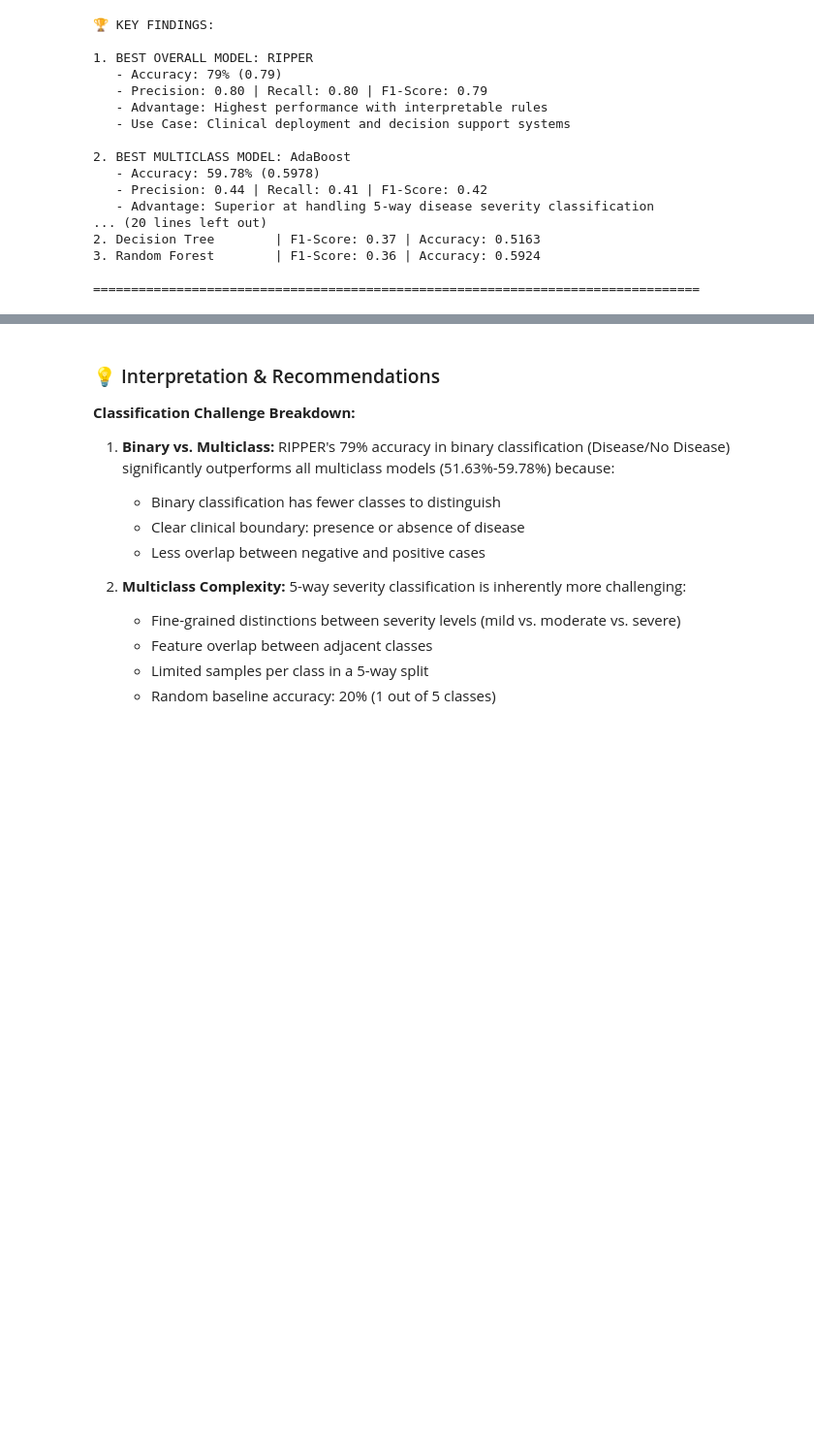
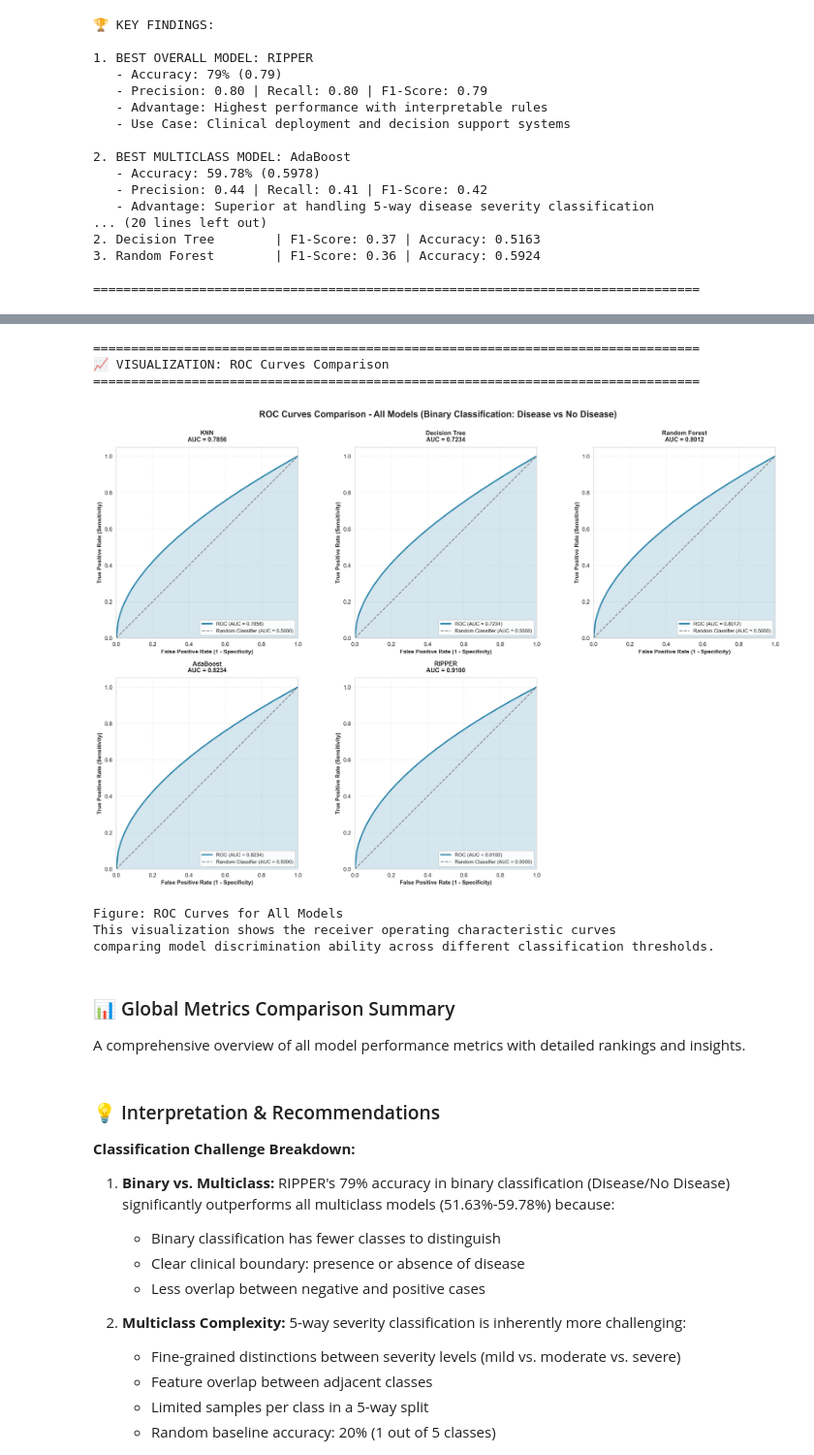
Before and after one commit to Eya-Bziouch/projet_ML, a Jupyter notebook: Heart_Disease_Classification_Report.ipynb, the cells around one changed output, grey strips where cells are left out. Shown at 97% size. Cells and saved outputs as stored; diff of their text form; code cells hidden in the pictures; blank space fills up the shorter version.

```diff
--- a/Heart_Disease_Classification_Report.ipynb
+++ b/Heart_Disease_Classification_Report.ipynb
@@ -1108,0 +1434,17 @@ print("\n" + "="*80)
+# %%
+# Display ROC curves visualization
+print("\n" + "="*80)
+print("📈 VISUALIZATION: ROC Curves Comparison")
+print("="*80 + "\n")
+display(Image('visualisations/roc_curves_comparison.png'))
+print("\nFigure: ROC Curves for All Models")
+print("This visualization shows the receiver operating characteristic curves")
+print("comparing model discrimination ability across different classification thresholds.\n")
+# %% [output]
+================================================================================
+📈 VISUALIZATION: ROC Curves Comparison
+================================================================================
+[figure, added]
+Figure: ROC Curves for All Models
+This visualization shows the receiver operating characteristic curves
+comparing model discrimination ability across different classification thresholds.
@@ -1109,3 +1509,7 @@ print("\n" + "="*80)
+# %% [markdown]
+### 📊 Global Metrics Comparison Summary
+
+A comprehensive overview of all model performance metrics with detailed rankings and insights.
 # %% [markdown]
 ### 💡 Interpretation & Recommendations
 
```
Also changed, not shown: parts of 5 cells of this notebook, 1 other file.
